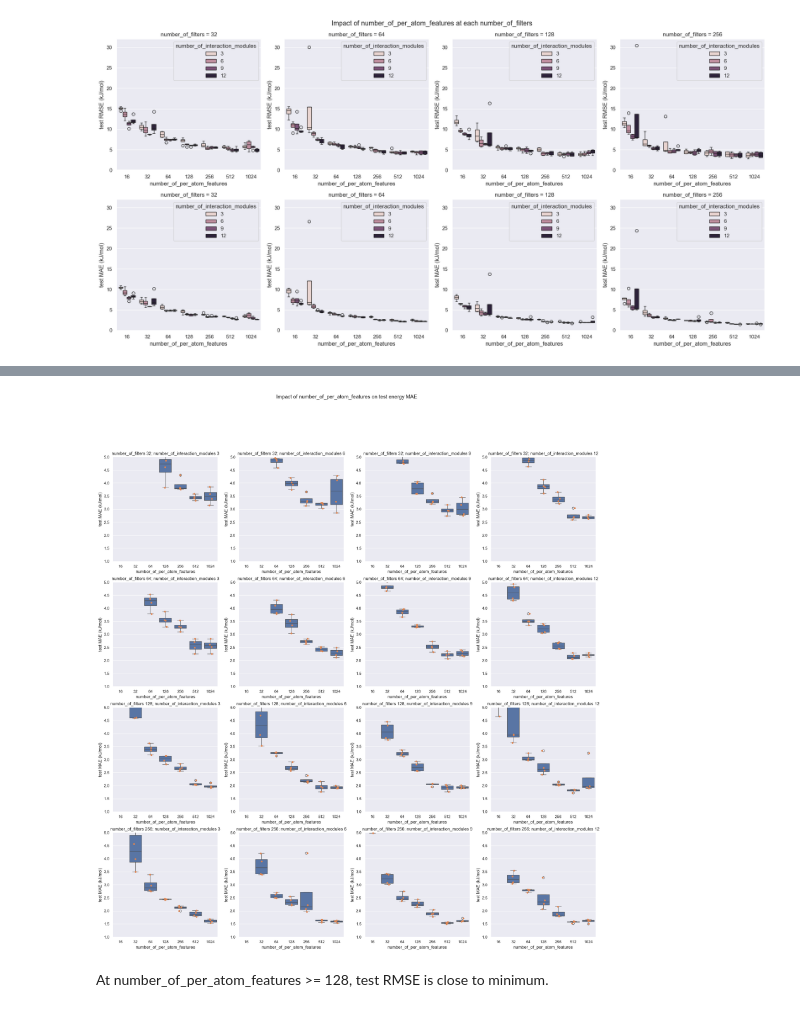
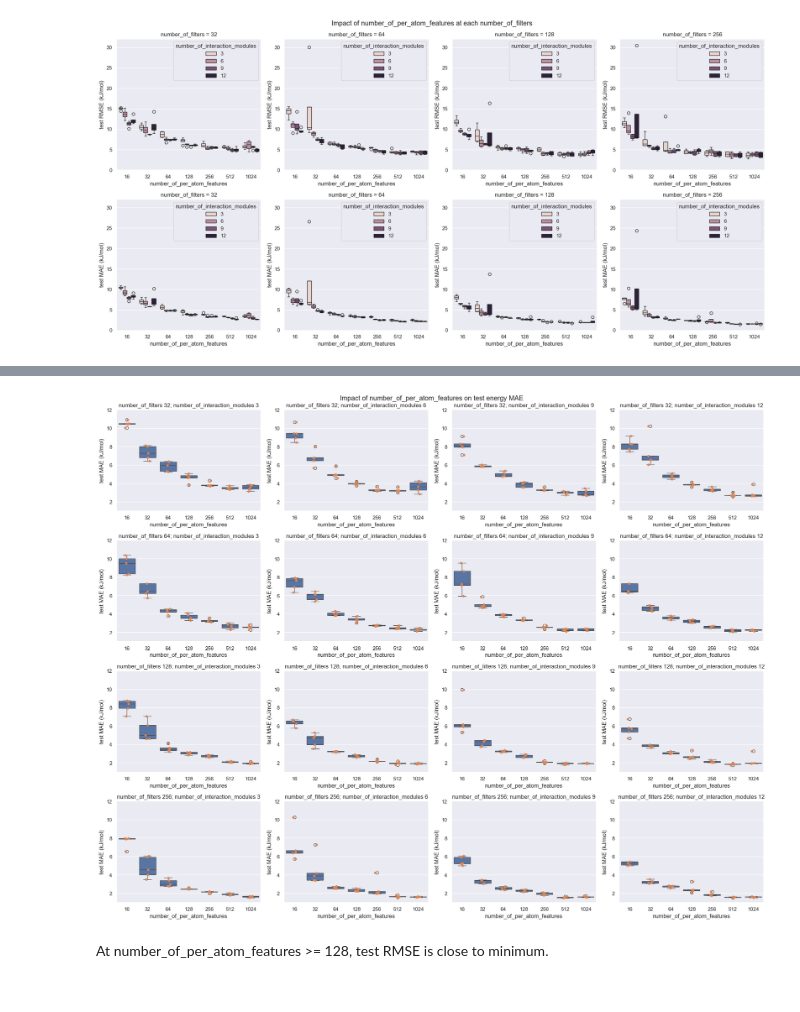
Before and after one commit to MarshallYan/modelforge-experiments, a Jupyter notebook: analysis/schnet_qm9.ipynb, the cells around one changed output, grey strips where cells are left out. Drawn from its saved outputs; the diff is of its cells as text; code cells hidden in the pictures.

```diff
--- a/analysis/schnet_qm9.ipynb
+++ b/analysis/schnet_qm9.ipynb
@@ -196,4 +195,0 @@ Text(0.5, 1.0, 'Stability of dataset splitting')
-# %%
-# seed 43 causing large error outliers, ignore for now
-
-test_results_df = test_results_df[test_results_df["seed"] != 43]
@@ -496,35 +496,35 @@ exp_results_df
 # %%
-fig, axes = plt.subplots(4, 4, figsize=(24, 24))
+fig, axes = plt.subplots(4, 4, figsize=(20, 16))
 fig.suptitle("Impact of number_of_per_atom_features on test energy MAE")
 
 for i, number_of_filters in enumerate([32, 64, 128, 256]):
     for j, number_of_interaction_modules in enumerate([3, 6, 9, 12]):
         plot_results = exp_results_df[
             (exp_results_df["number_of_filters"] == number_of_filters) & \
             (exp_results_df["number_of_interaction_modules"] == number_of_interaction_modules)
         ]
         sns.boxplot(
             ax=axes[i, j],
             data=plot_results,
             x="number_of_per_atom_features",
             y="test/per_system_energy/mae",
             # hue="maximum_interaction_radius",
         )
         sns.stripplot(
             ax=axes[i, j],
             data=plot_results,
             x="number_of_per_atom_features",
             y="test/per_system_energy/mae",
             # hue="maximum_interaction_radius",
-            legend=False,
+            # legend=False,
         )
-        axes[i, j].set_ylim(1, 5)
+        axes[i, j].set_ylim(1, 12)
         axes[i, j].set_ylabel("test MAE (kJ/mol)")
         axes[i, j].set_title(f"number_of_filters {number_of_filters}; number_of_interaction_modules {number_of_interaction_modules}")
 
-# fig.tight_layout()
+fig.tight_layout()
 # %% [output]
-[figure, old version]
+[figure, new version]
 # %% [markdown]
 At number_of_per_atom_features >= 128, test RMSE is close to minimum.
 # %%
```
Also changed, not shown: parts of 11 cells of this notebook, 10 other files.
